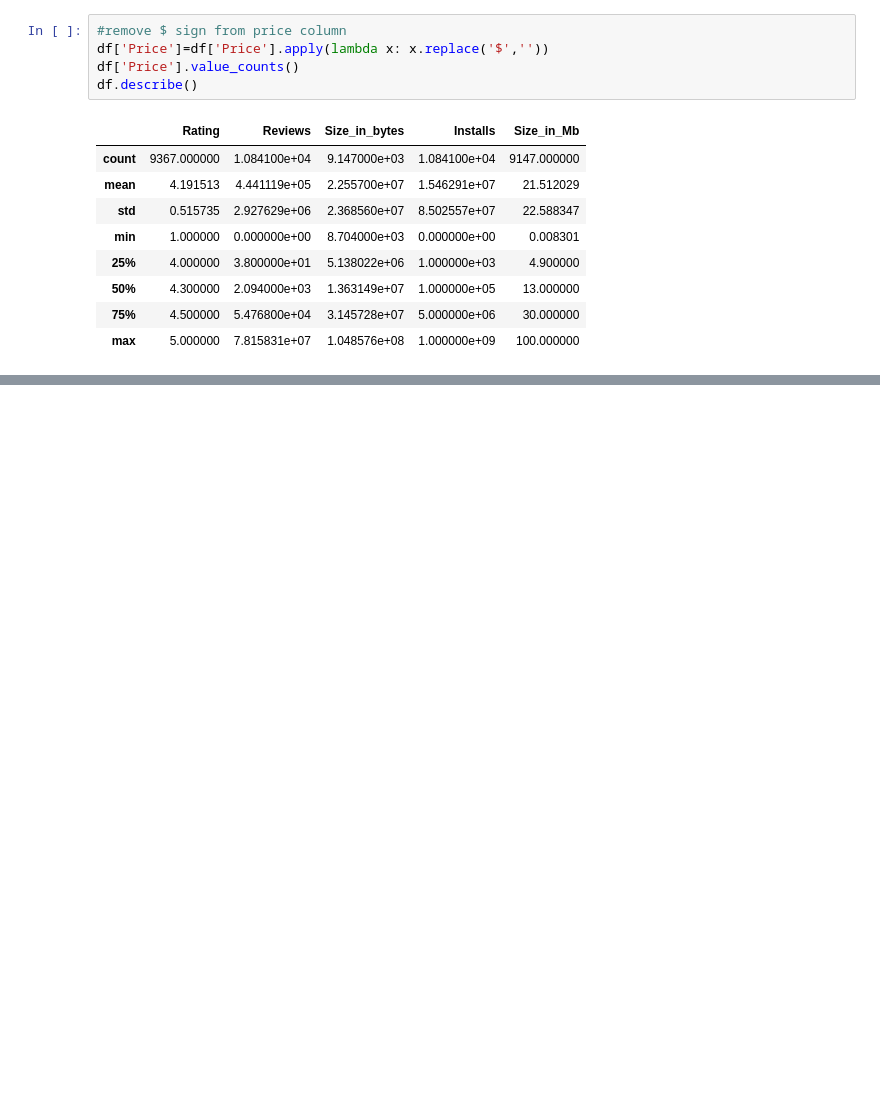
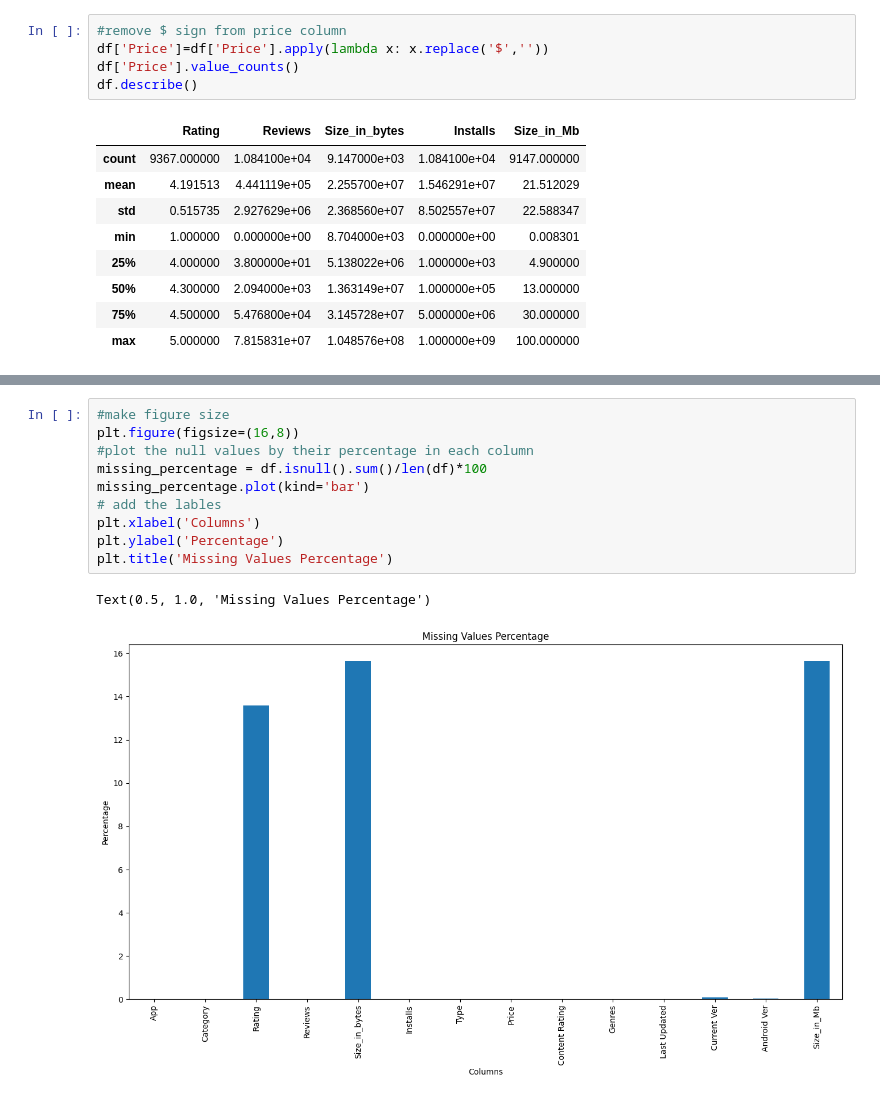
Before and after one commit to xaqibshah/DataScienceLearning, a Jupyter notebook: Python_Ka_Chilla/pandas/04_kaggle_google.ipynb, the cells around one changed output, grey strips where cells are left out. Saved outputs shown, nothing was run; the diff lists cells and outputs as text; blank space fills up the shorter version.

```diff
--- a/Python_Ka_Chilla/pandas/04_kaggle_google.ipynb
+++ b/Python_Ka_Chilla/pandas/04_kaggle_google.ipynb
@@ -334,0 +398,13 @@ df.describe()
+# %%
+#make figure size
+plt.figure(figsize=(16,8))
+#plot the null values by their percentage in each column
+missing_percentage = df.isnull().sum()/len(df)*100
+missing_percentage.plot(kind='bar')
+# add the lables
+plt.xlabel('Columns')
+plt.ylabel('Percentage')
+plt.title('Missing Values Percentage')
+# %% [output]
+Text(0.5, 1.0, 'Missing Values Percentage')
+[figure, added]
```
Also changed, not shown: parts of 7 cells of this notebook.
